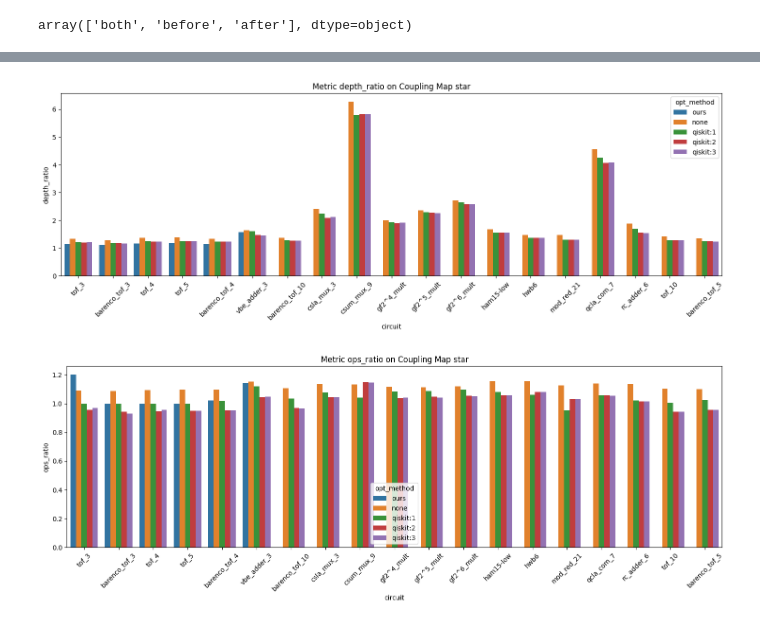
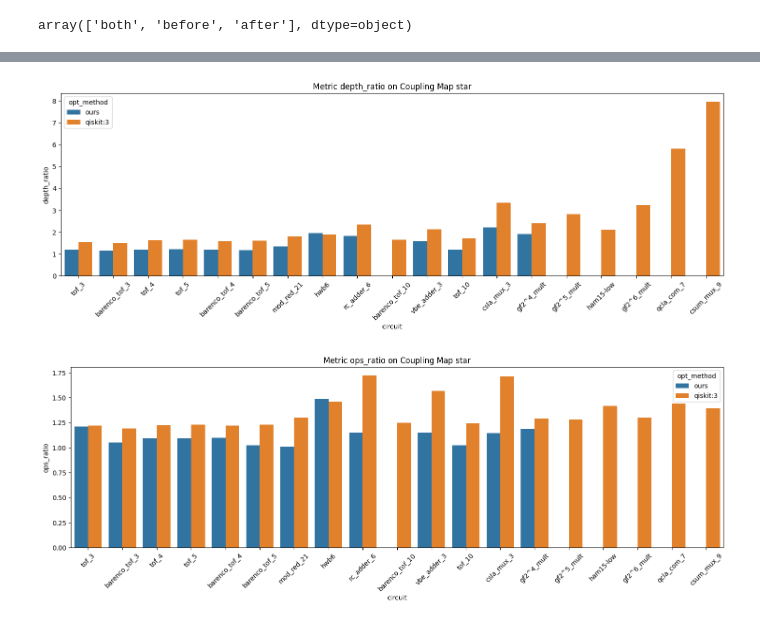
Before and after one commit to congfeng4/QuantumCompiler, a Jupyter notebook: compare.ipynb, the cells around one changed output, grey strips where cells are left out. Drawn from its saved outputs; the diff is of its cells as text; code cells hidden in the pictures.

```diff
--- a/compare.ipynb
+++ b/compare.ipynb
@@ -108,8 +109,10 @@ df
+# %%
+circuit_order = df.groupby('circuit').value.mean().sort_values().index
 # %%
 def plot_one_graph_one_metric_xlabel_circuit(df, graph, metric, hue='opt_method'):
     plt.figure(figsize=(18, 5))
     sns.barplot(df[(df.graph_name == graph) & (df.metric == metric)], x='circuit',
-                y='value', hue=hue, errorbar=None)
+                y='value', hue=hue, errorbar=None, order=circuit_order)
     plt.xticks(rotation=45)
     plt.ylabel(metric)
     plt.title(f'Metric {metric} on Coupling Map {graph}')
@@ -141,8 +128,10 @@ plot_one_graph_one_metric_xlabel_circuit(df, graph='line', metric='depth_ratio')
 # %%
-plot_one_graph_one_metric_xlabel_circuit(df, graph='star', metric='depth_ratio')
+plot_one_graph_one_metric_xlabel_circuit(df[(df.opt_method == 'ours') | (df.opt_order == 'before')],
+                                          graph='star', metric='depth_ratio')
 # %% [output]
-[figure, old version]
+[figure, new version]
 # %%
-plot_one_graph_one_metric_xlabel_circuit(df, graph='star', metric='ops_ratio')
+plot_one_graph_one_metric_xlabel_circuit(df[(df.opt_method == 'ours') | (df.opt_order == 'before')],
+                                          graph='star', metric='ops_ratio')
 # %% [output]
-[figure, old version]
+[figure, new version]
```
Also changed, not shown: parts of 9 cells of this notebook, 11 other files.
